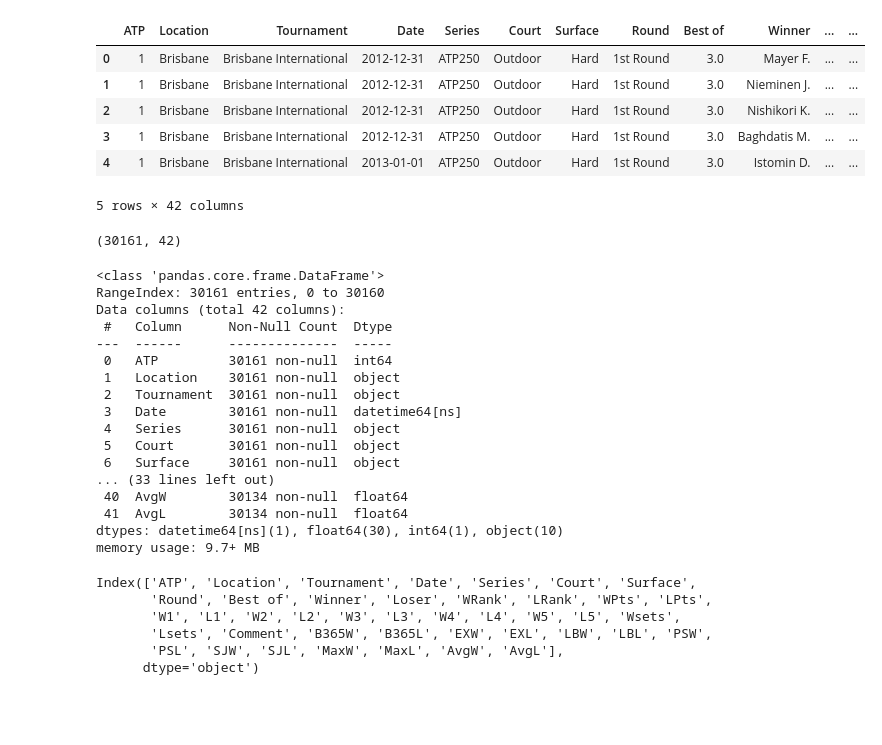
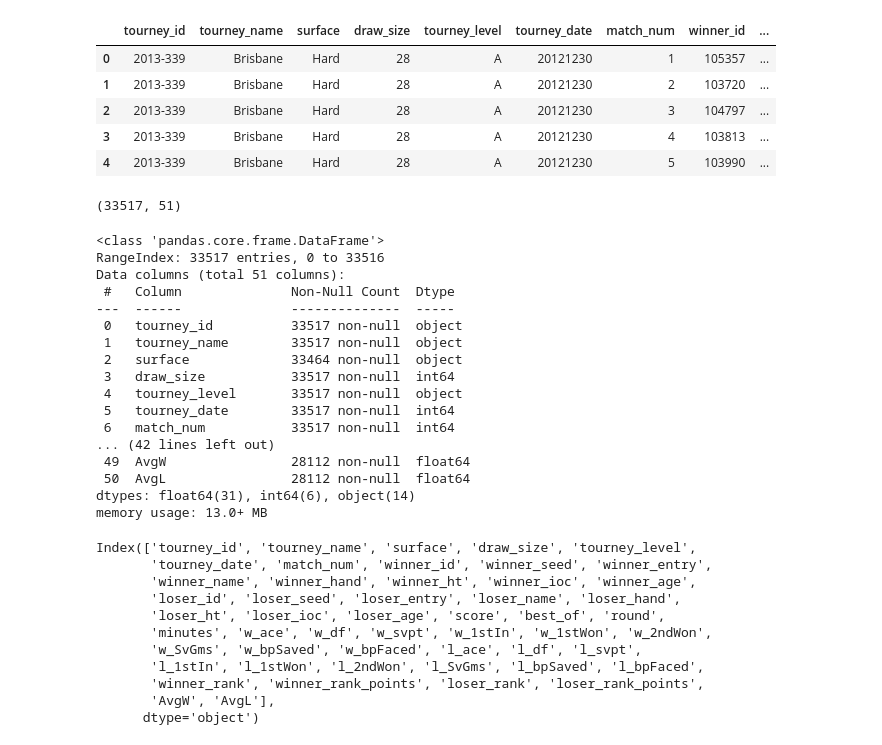
Before and after one commit to CakeOfThePans/MatchPoint, a Jupyter notebook: model/notebooks/tennis_model.ipynb, the cells around one changed output. Saved outputs shown, nothing was run; the diff lists cells and outputs as text; code cells hidden in the pictures; blank space fills up the shorter version.

```diff
--- a/model/notebooks/tennis_model.ipynb
+++ b/model/notebooks/tennis_model.ipynb
@@ -11,58 +10,62 @@ import joblib
 # %%
 # Load the data
 
-# Get all Excel files
-excel_files = glob.glob('../data/*.xlsx')
+# Get all CSV files from processed folder
+csv_files = glob.glob('../data/processed/*.csv')
 
 dfs = []
 
-# Read each Excel file and append to the list
-for file in sorted(excel_files):
-    df = pd.read_excel(file)
+# Read each CSV file and append to the list
+for file in sorted(csv_files):
+    df = pd.read_csv(file)
     dfs.append(df)
 
 # Concatenate all dataframes
 tennis_df = pd.concat(dfs, ignore_index=True)
 
 tennis_df.head()
 # %% [output]
-|  | ATP | Location | Tournament | Date | Series | Court | Surface | Round | Best of | Winner | ... | ... |
-| 0 | 1 | Brisbane | Brisbane International | 2012-12-31 | ATP250 | Outdoor | Hard | 1st Round | 3.0 | Mayer F. | ... | ... |
-| 1 | 1 | Brisbane | Brisbane International | 2012-12-31 | ATP250 | Outdoor | Hard | 1st Round | 3.0 | Nieminen J. | ... | ... |
-| 2 | 1 | Brisbane | Brisbane International | 2012-12-31 | ATP250 | Outdoor | Hard | 1st Round | 3.0 | Nishikori K. | ... | ... |
-| 3 | 1 | Brisbane | Brisbane International | 2012-12-31 | ATP250 | Outdoor | Hard | 1st Round | 3.0 | Baghdatis M. | ... | ... |
-| 4 | 1 | Brisbane | Brisbane International | 2013-01-01 | ATP250 | Outdoor | Hard | 1st Round | 3.0 | Istomin D. | ... | ... |
+|  | tourney_id | tourney_name | surface | draw_size | tourney_level | tourney_date | match_num | winner_id | ... |
+| 0 | 2013-339 | Brisbane | Hard | 28 | A | 20121230 | 1 | 105357 | ... |
+| 1 | 2013-339 | Brisbane | Hard | 28 | A | 20121230 | 2 | 103720 | ... |
+| 2 | 2013-339 | Brisbane | Hard | 28 | A | 20121230 | 3 | 104797 | ... |
+| 3 | 2013-339 | Brisbane | Hard | 28 | A | 20121230 | 4 | 103813 | ... |
+| 4 | 2013-339 | Brisbane | Hard | 28 | A | 20121230 | 5 | 103990 | ... |
-5 rows × 42 columns
 # %%
 tennis_df.shape
 # %% [output]
-(30161, 42)
+(33517, 51)
 # %%
 tennis_df.info()
 # %% [output]
 <class 'pandas.core.frame.DataFrame'>
-RangeIndex: 30161 entries, 0 to 30160
-Data columns (total 42 columns):
- #   Column      Non-Null Count  Dtype
----  ------      --------------  -----
- 0   ATP         30161 non-null  int64
- 1   Location    30161 non-null  object
- 2   Tournament  30161 non-null  object
- 3   Date        30161 non-null  datetime64[ns]
- 4   Series      30161 non-null  object
- 5   Court       30161 non-null  object
- 6   Surface     30161 non-null  object
-... (33 lines left out)
- 40  AvgW        30134 non-null  float64
- 41  AvgL        30134 non-null  float64
-dtypes: datetime64[ns](1), float64(30), int64(1), object(10)
-memory usage: 9.7+ MB
+RangeIndex: 33517 entries, 0 to 33516
+Data columns (total 51 columns):
+ #   Column              Non-Null Count  Dtype
+---  ------              --------------  -----
+ 0   tourney_id          33517 non-null  object
+ 1   tourney_name        33517 non-null  object
+ 2   surface             33464 non-null  object
+ 3   draw_size           33517 non-null  int64
+ 4   tourney_level       33517 non-null  object
+ 5   tourney_date        33517 non-null  int64
+ 6   match_num           33517 non-null  int64
+... (42 lines left out)
+ 49  AvgW                28112 non-null  float64
+ 50  AvgL                28112 non-null  float64
+dtypes: float64(31), int64(6), object(14)
+memory usage: 13.0+ MB
 # %%
 tennis_df.columns
 # %% [output]
-Index(['ATP', 'Location', 'Tournament', 'Date', 'Series', 'Court', 'Surface',
-       'Round', 'Best of', 'Winner', 'Loser', 'WRank', 'LRank', 'WPts', 'LPts',
-       'W1', 'L1', 'W2', 'L2', 'W3', 'L3', 'W4', 'L4', 'W5', 'L5', 'Wsets',
-       'Lsets', 'Comment', 'B365W', 'B365L', 'EXW', 'EXL', 'LBW', 'LBL', 'PSW',
-       'PSL', 'SJW', 'SJL', 'MaxW', 'MaxL', 'AvgW', 'AvgL'],
+Index(['tourney_id', 'tourney_name', 'surface', 'draw_size', 'tourney_level',
+       'tourney_date', 'match_num', 'winner_id', 'winner_seed', 'winner_entry',
+       'winner_name', 'winner_hand', 'winner_ht', 'winner_ioc', 'winner_age',
+       'loser_id', 'loser_seed', 'loser_entry', 'loser_name', 'loser_hand',
+       'loser_ht', 'loser_ioc', 'loser_age', 'score', 'best_of', 'round',
+       'minutes', 'w_ace', 'w_df', 'w_svpt', 'w_1stIn', 'w_1stWon', 'w_2ndWon',
+       'w_SvGms', 'w_bpSaved', 'w_bpFaced', 'l_ace', 'l_df', 'l_svpt',
+       'l_1stIn', 'l_1stWon', 'l_2ndWon', 'l_SvGms', 'l_bpSaved', 'l_bpFaced',
+       'winner_rank', 'winner_rank_points', 'loser_rank', 'loser_rank_points',
+       'AvgW', 'AvgL'],
       dtype='object')
```
Also changed, not shown: parts of 13 cells of this notebook, 7 other files.
